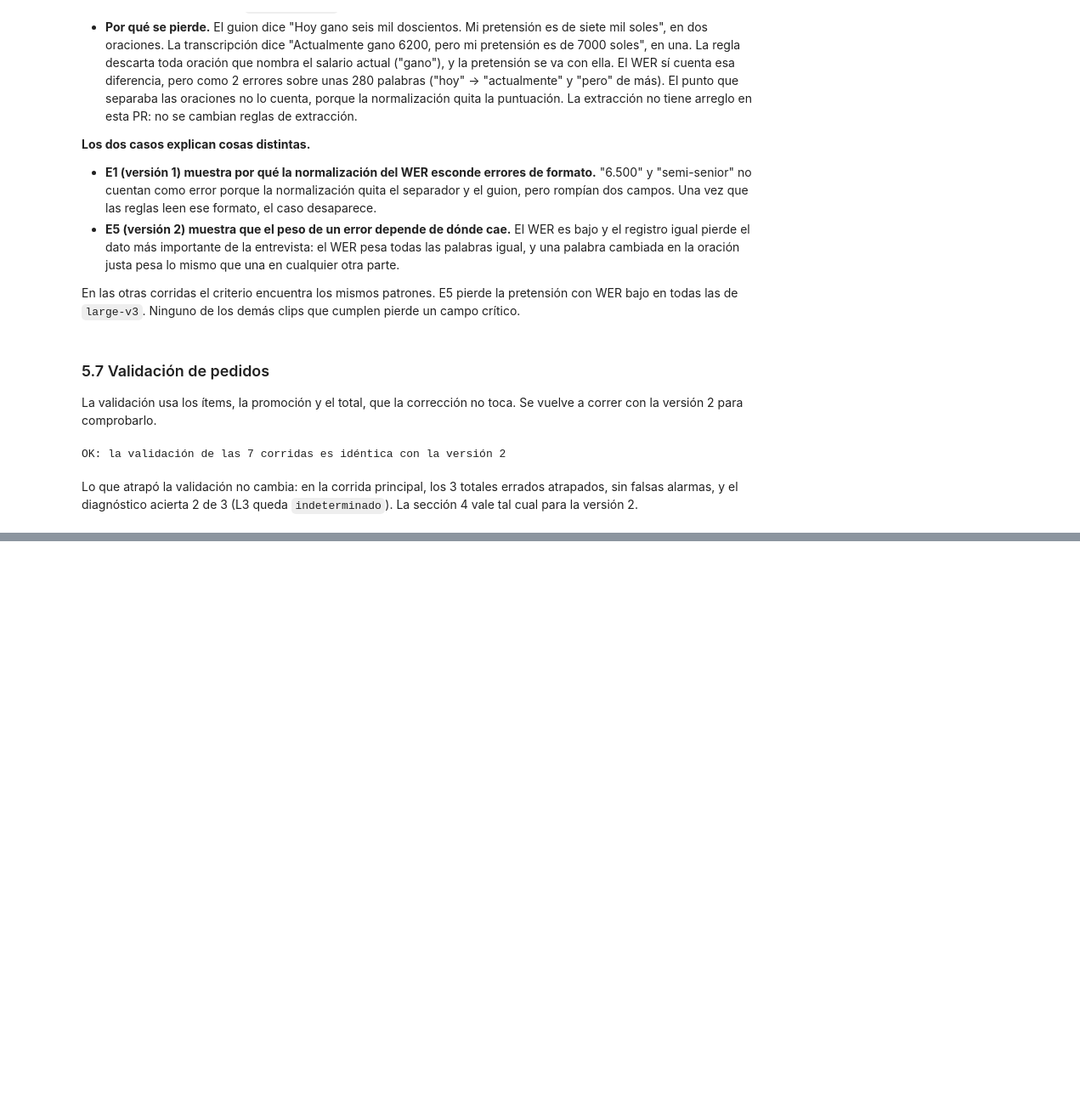
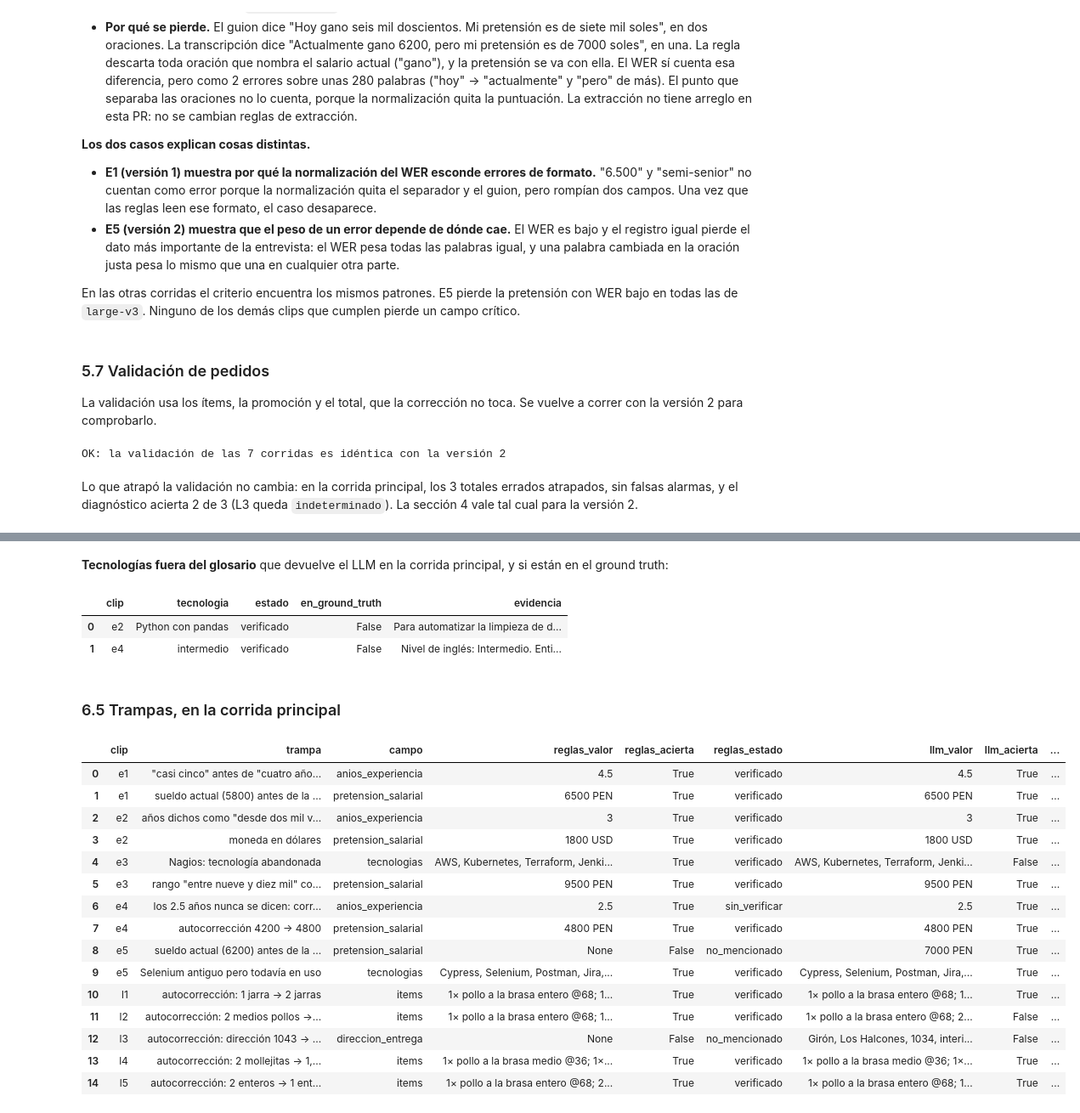
Before and after one commit to mmlis02/HW_05_202602, a Jupyter notebook: notebooks/06_resultados.ipynb, the cells around one changed output, grey strips where cells are left out. Shown at 85% size. Drawn from its saved outputs; the diff is of its cells as text; code cells hidden in the pictures; blank space fills up the shorter version.

```diff
--- a/notebooks/06_resultados.ipynb
+++ b/notebooks/06_resultados.ipynb
@@ -1207,0 +1214,20 @@ Lo que atrapó la validación no cambia: en la corrida principal, los 3 totales
+# %%
+import json
+
+from src import comparacion
+from src.extraccion_llm import en_cache, llamar
+from src.extraccion_llm import extraer as extraer_llm
+
+LLM = cfg["extraccion"]["llm"]
+SIN_VERIFICAR = ESTADOS["etiqueta_no_verificado"]
+corridas_llm = [c for c in ORDEN if all(en_cache(t, ESQUEMA[k[0]]) for k, t in textos[c].items())]
+assert TECHO in corridas_llm and PRINCIPAL in corridas_llm, "faltan respuestas del LLM en la caché"
+print(f"Modelo {LLM['modelo']}. Con respuestas en la caché: {len(corridas_llm)} de {len(ORDEN)} "
+      f"(faltan: {[c for c in ORDEN if c not in corridas_llm] or 'ninguna'})")
+
+extraidos_llm = {(c, k): extraer_llm(t, ESQUEMA[k[0]]) for c in corridas_llm for k, t in textos[c].items()}
+comparado = pd.concat([comparacion.registro({k: ex[c, k] for k in textos[c]}, textos[c]).assign(corrida=c, camino=camino)
+                       for c in corridas_llm for camino, ex in [("reglas", extraidos_v2), ("llm", extraidos_llm)]],
+                      ignore_index=True)
+print("Campos con error del LLM:", comparado.loc[comparado["camino"] == "llm", "error"].notna().sum())
+comparado.pivot_table(index="corrida", columns="camino", values="acierta", aggfunc="sum").reindex(corridas_llm)[["reglas", "llm"]]
@@ -1207,0 +1251,22 @@ Lo que atrapó la validación no cambia: en la corrida principal, los 3 totales
+# %%
+def aciertos_texto(tabla):
+    g = tabla.groupby("campo", sort=False)["acierta"]
+    t = pd.DataFrame({"a": g.sum(), "n": g.count()}).reindex(CAMPOS)
+    t.loc["total"] = t.sum()
+    return t
+
+
+def con_wilson(t):
+    return t.apply(lambda f: f"{f['a']}/{f['n']} [{intervalo_wilson(f['a'], f['n'])[0]:.2f}, {intervalo_wilson(f['a'], f['n'])[1]:.2f}]", axis=1)
+
+
+def de(corrida, camino):
+    return comparado[(comparado["corrida"] == corrida) & (comparado["camino"] == camino)]
+
+
+pd.DataFrame({
+    "reglas_techo": aciertos_texto(de(TECHO, "reglas")).apply(lambda f: f"{f['a']}/{f['n']}", axis=1),
+    "llm_techo": aciertos_texto(de(TECHO, "llm")).apply(lambda f: f"{f['a']}/{f['n']}", axis=1),
+    "reglas": con_wilson(aciertos_texto(de(PRINCIPAL, "reglas"))),
+    "llm": con_wilson(aciertos_texto(de(PRINCIPAL, "llm"))),
+})
@@ -1207,0 +1390,30 @@ Lo que atrapó la validación no cambia: en la corrida principal, los 3 totales
+# %% [markdown]
+**Tecnologías fuera del glosario** que devuelve el LLM en la corrida principal, y si están en el ground truth:
+# %%
+comparacion.fuera_del_glosario({k: extraidos_llm[PRINCIPAL, k] for k in textos[PRINCIPAL]}, textos[PRINCIPAL])
+# %% [output]
+|  | clip | tecnologia | estado | en_ground_truth | evidencia |
+| 0 | e2 | Python con pandas | verificado | False | Para automatizar la limpieza de d... |
+| 1 | e4 | intermedio | verificado | False | Nivel de inglés: Intermedio. Enti... |
+# %% [markdown]
+### 6.5 Trampas, en la corrida principal
+# %%
+t = comparacion.trampas({camino: de(PRINCIPAL, camino) for camino in ("reglas", "llm")})
+t.assign(reglas_valor=t["reglas_valor"].map(mostrar), llm_valor=t["llm_valor"].map(mostrar))
+# %% [output]
+|  | clip | trampa | campo | reglas_valor | reglas_acierta | reglas_estado | llm_valor | llm_acierta | ... |
+| 0 | e1 | "casi cinco" antes de "cuatro año... | anios_experiencia | 4.5 | True | verificado | 4.5 | True | ... |
+| 1 | e1 | sueldo actual (5800) antes de la ... | pretension_salarial | 6500 PEN | True | verificado | 6500 PEN | True | ... |
+| 2 | e2 | años dichos como "desde dos mil v... | anios_experiencia | 3 | True | verificado | 3 | True | ... |
+| 3 | e2 | moneda en dólares | pretension_salarial | 1800 USD | True | verificado | 1800 USD | True | ... |
+| 4 | e3 | Nagios: tecnología abandonada | tecnologias | AWS, Kubernetes, Terraform, Jenki... | True | verificado | AWS, Kubernetes, Terraform, Jenki... | False | ... |
+| 5 | e3 | rango "entre nueve y diez mil" co... | pretension_salarial | 9500 PEN | True | verificado | 9500 PEN | True | ... |
+| 6 | e4 | los 2.5 años nunca se dicen: corr... | anios_experiencia | 2.5 | True | sin_verificar | 2.5 | True | ... |
+| 7 | e4 | autocorrección 4200 → 4800 | pretension_salarial | 4800 PEN | True | verificado | 4800 PEN | True | ... |
+| 8 | e5 | sueldo actual (6200) antes de la ... | pretension_salarial | None | False | no_mencionado | 7000 PEN | True | ... |
+| 9 | e5 | Selenium antiguo pero todavía en uso | tecnologias | Cypress, Selenium, Postman, Jira,... | True | verificado | Cypress, Selenium, Postman, Jira,... | True | ... |
+| 10 | l1 | autocorrección: 1 jarra → 2 jarras | items | 1× pollo a la brasa entero @68; 1... | True | verificado | 1× pollo a la brasa entero @68; 1... | True | ... |
+| 11 | l2 | autocorrección: 2 medios pollos →... | items | 1× pollo a la brasa entero @68; 1... | True | verificado | 1× pollo a la brasa entero @68; 2... | False | ... |
+| 12 | l3 | autocorrección: dirección 1043 → ... | direccion_entrega | None | False | no_mencionado | Girón, Los Halcones, 1034, interi... | False | ... |
+| 13 | l4 | autocorrección: 2 mollejitas → 1,... | items | 1× pollo a la brasa medio @36; 1×... | True | verificado | 1× pollo a la brasa medio @36; 1×... | True | ... |
+| 14 | l5 | autocorrección: 2 enteros → 1 ent... | items | 1× pollo a la brasa entero @68; 2... | True | verificado | 1× pollo a la brasa entero @68; 1... | True | ... |
```
Also changed, not shown: parts of 21 cells of this notebook, 1 other file.
